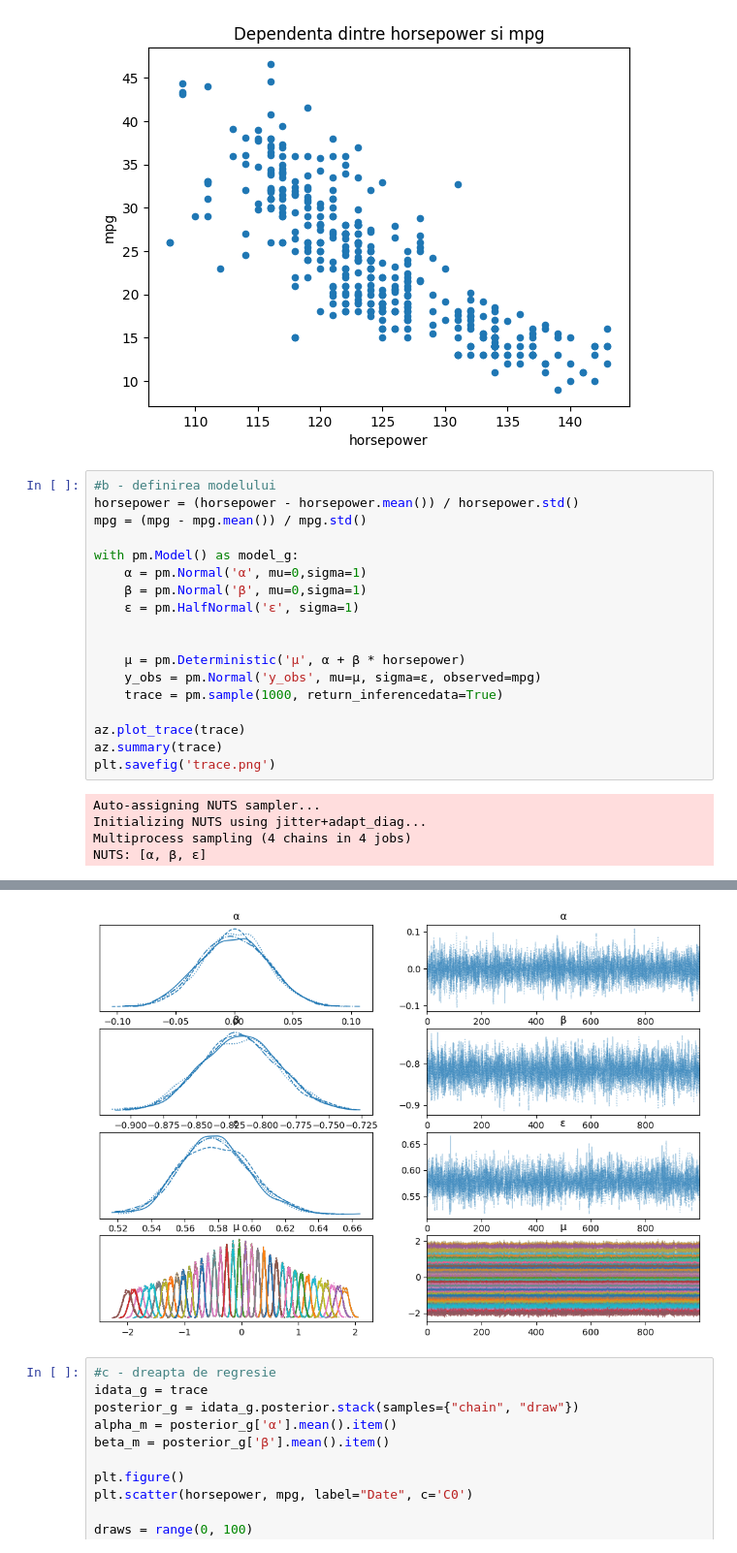
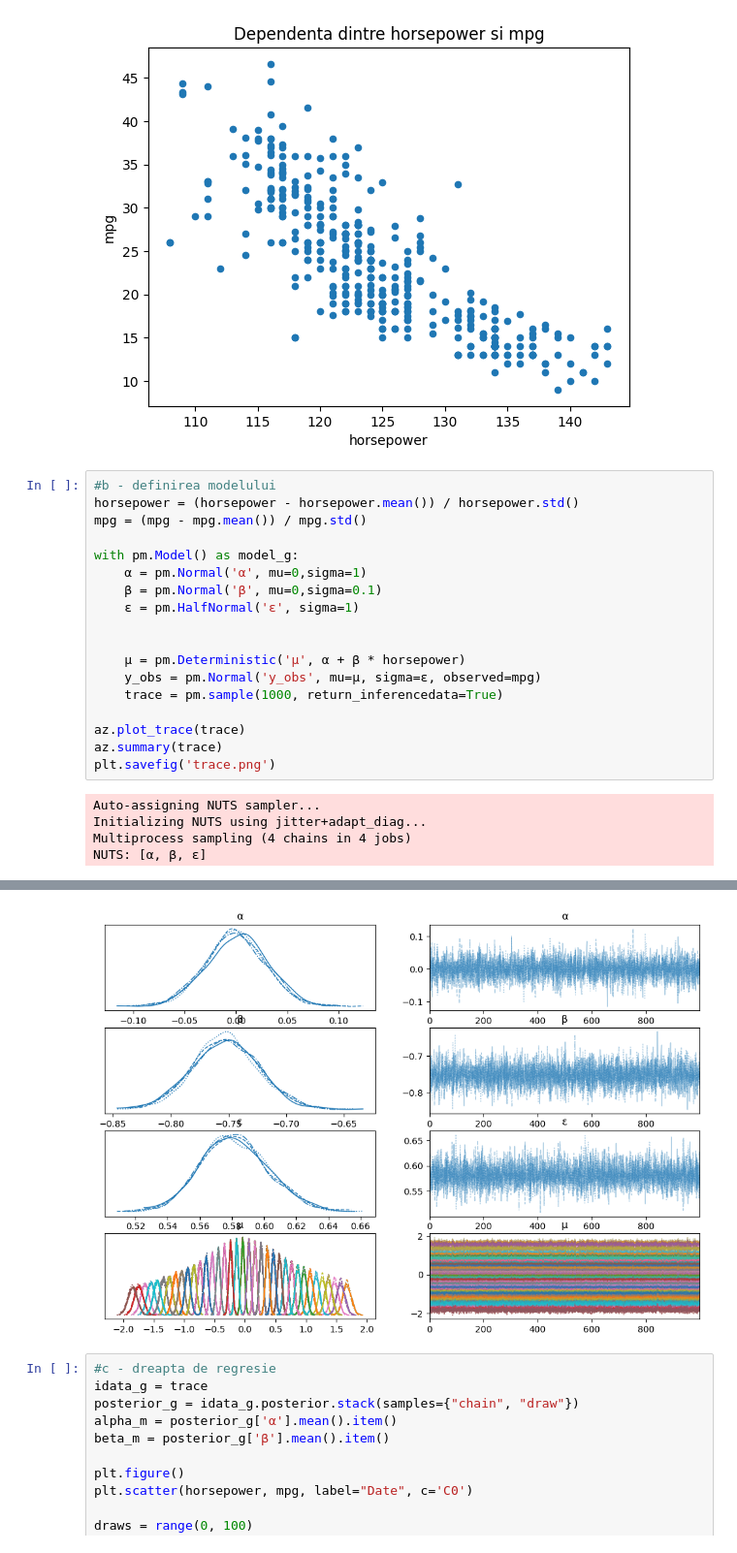
Before and after one commit to teodorachiriac73/PMP-2024, a Jupyter notebook: Lab09 (10)/Tema pentru lab9/tema.ipynb, the cells around one changed output, grey strips where cells are left out. Shown at 97% size. Cells and saved outputs as stored; diff of their text form.

```diff
--- a/Lab09 (10)/Tema pentru lab9/tema.ipynb
+++ b/Lab09 (10)/Tema pentru lab9/tema.ipynb
@@ -52,7 +52,7 @@ mpg = (mpg - mpg.mean()) / mpg.std()
 
 with pm.Model() as model_g:
     α = pm.Normal('α', mu=0,sigma=1)
-    β = pm.Normal('β', mu=0,sigma=1)
+    β = pm.Normal('β', mu=0,sigma=0.1)
     ε = pm.HalfNormal('ε', sigma=1)
 
 
@@ -74,4 +74,4 @@ Sampling 4 chains for 1_000 tune and 1_000 draw iterations (4_000 + 4_000 draws
-[figure, old version]
+[figure, new version]
 # %%
 #c - dreapta de regresie
 idata_g = trace
```
Also changed, not shown: parts of 3 cells of this notebook.
